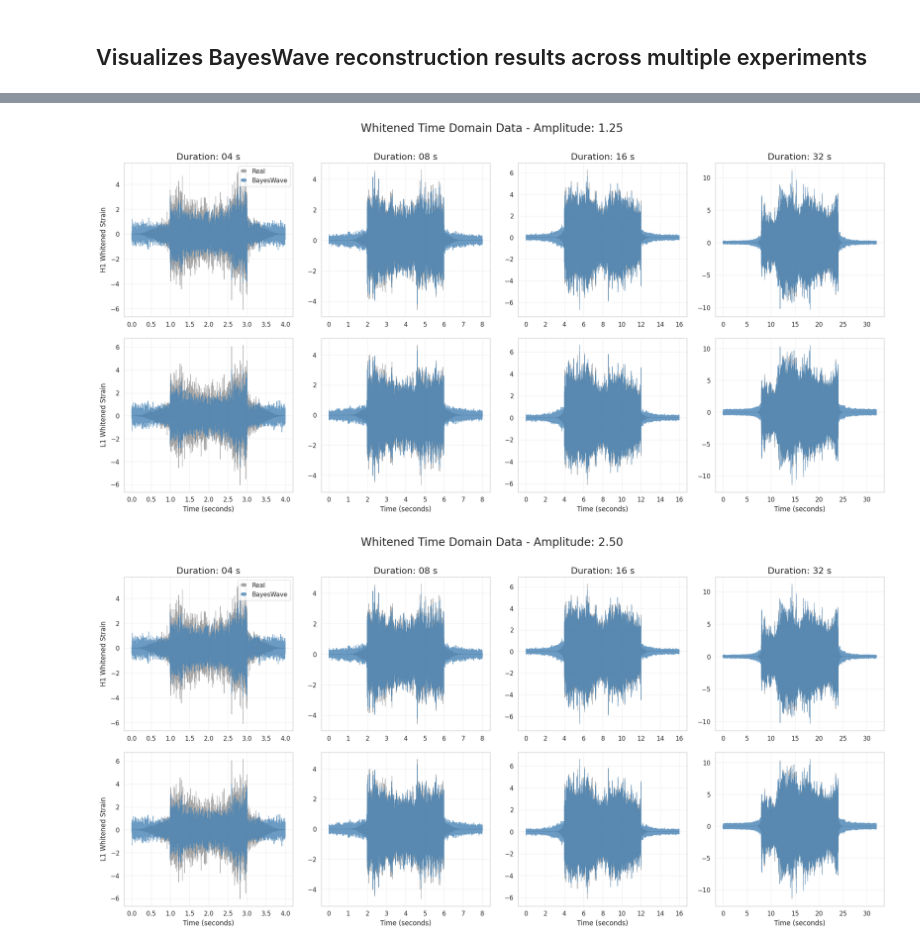
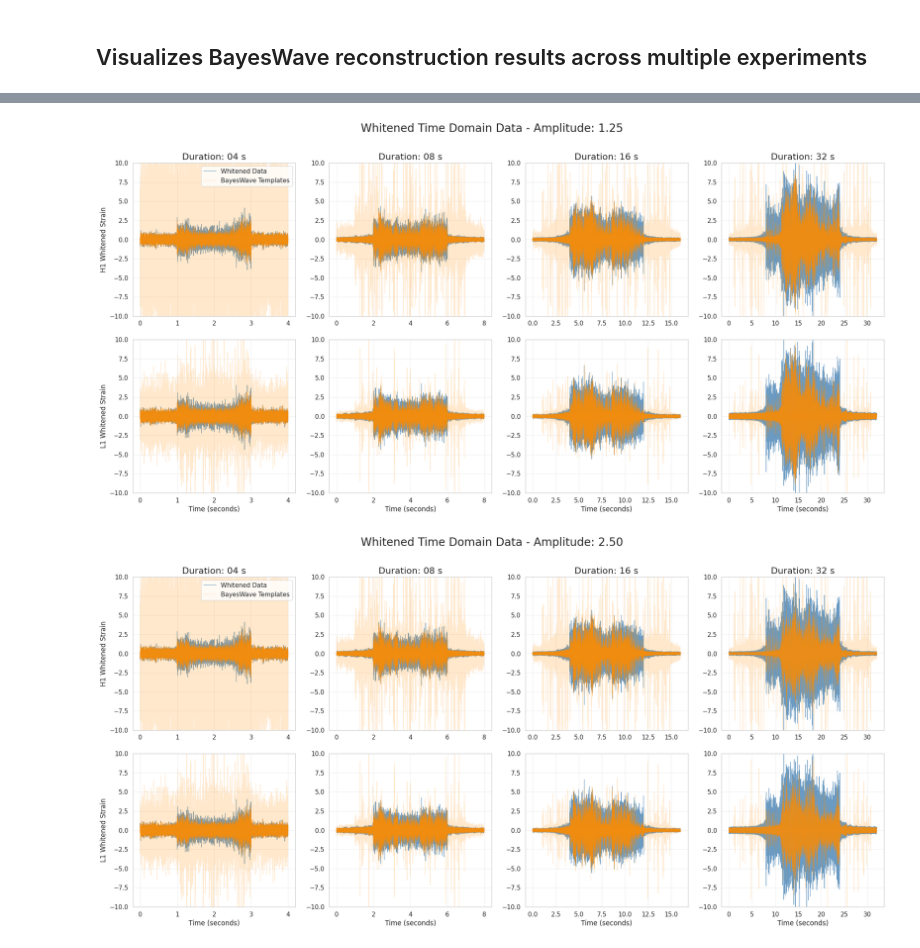
Before and after one commit to chaipattira/gw-collapsar, a Jupyter notebook: notebooks/plot_experiments.ipynb, the cells around one changed output, grey strips where cells are left out. Drawn from its saved outputs; the diff is of its cells as text; code cells hidden in the pictures.

```diff
--- a/notebooks/plot_experiments.ipynb
+++ b/notebooks/plot_experiments.ipynb
@@ -93,67 +74,59 @@ for amp in amplitudes:
     for col_idx, dur in enumerate(durations):
         exp_dir = base_path / f'dur_{dur}_amp_{amp}'
         data_dir = exp_dir / 'bayeswave_output_0' / 'data'
+        template_dir = exp_dir / 'bayeswave_output_0' / 'templates'
 
-        # Load BayesWave whitened reconstruction
+        # Load whitened data
         h1_whitened = load_time_domain_data(data_dir / 'whitened_time_domain_data_H1.dat')
         l1_whitened = load_time_domain_data(data_dir / 'whitened_time_domain_data_L1.dat')
 
-        # Load BayesWave PSD and convert to ASD
-        h1_psd_data = load_psd_data(data_dir / 'noise_psd_H1.dat')
-        l1_psd_data = load_psd_data(data_dir / 'noise_psd_L1.dat')
-
-        h1_asd = FrequencySeries(
-            np.sqrt(h1_psd_data[:, 1]),
-            frequencies=h1_psd_data[:, 0],
-            name='H1 ASD'
-        )
-        l1_asd = FrequencySeries(
-            np.sqrt(l1_psd_data[:, 1]),
-            frequencies=l1_psd_data[:, 0],
-            name='L1 ASD'
-        )
-
-        # Load and whiten original frame data
-        h1_frame = TimeSeries.read(exp_dir / 'H1.gwf', 'H1:GW-H')
-        l1_frame = TimeSeries.read(exp_dir / 'L1.gwf', 'L1:GW-L')
-
-        h1_frame_whitened = h1_frame.whiten(asd=h1_asd)
-        l1_frame_whitened = l1_frame.whiten(asd=l1_asd)
-
-        # Align time to start at zero
-        h1_time_aligned = h1_frame_whitened.times.value - h1_frame_whitened.times.value[0]
-        l1_time_aligned = l1_frame_whitened.times.value - l1_frame_whitened.times.value[0]
-
         # Plot H1
         ax_h1 = axes[0, col_idx]
-        ax_h1.plot(h1_time_aligned, h1_frame_whitened.value, '-',
-                   color='gray', linewidth=0.8, label='Real', alpha=0.7)
         ax_h1.plot(h1_whitened[:, 0], h1_whitened[:, 1], '-',
-                   color='steelblue', linewidth=0.8, label='BayesWave', alpha=0.8)
+                   color='steelblue', linewidth=0.8, label='Whitened Data', alpha=0.8)
+
+        # Plot all 11 whitened BayesWave templates with low alpha
+        for i in range(11):
+            template_file = template_dir / f'all_whitened_time_domain_template_H1_{i}.dat'
+            if template_file.exists():
+                h1_template = load_time_domain_data(template_file)
+
+                label = 'BayesWave Templates' if i == 0 else None
+                ax_h1.plot(h1_template[:, 0], h1_template[:, 1], '-',
+                           color='darkorange', linewidth=0.8, label=label, alpha=0.2)
 
         ax_h1.set_title(f'Duration: {dur.replace("s", " s")}', fontsize=16)
         if col_idx == 0:
             ax_h1.set_ylabel('H1 Whitened Strain', fontsize=12)
             ax_h1.legend(loc='upper right', fontsize=11)
         ax_h1.grid(True, alpha=0.3)
         ax_h1.tick_params(axis='both', which='major', labelsize=11)
+        ax_h1.set_ylim(-10, 10)
 
         # Plot L1
         ax_l1 = axes[1, col_idx]
-        ax_l1.plot(l1_time_aligned, l1_frame_whitened.value, '-',
-                   color='gray', linewidth=0.8, label='Real', alpha=0.7)
         ax_l1.plot(l1_whitened[:, 0], l1_whitened[:, 1], '-',
-                   color='steelblue', linewidth=0.8, label='BayesWave', alpha=0.8)
+                   color='steelblue', linewidth=0.8, label='Whitened Data', alpha=0.8)
+
+        # Plot all 11 whitened BayesWave templates with low alpha
+        for i in range(11):
+            template_file = template_dir / f'gw_all_whitened_time_domain_template_L1_{i}.dat'
+            if template_file.exists():
+                l1_template = load_time_domain_data(template_file)
+
+                label = 'BayesWave Templates' if i == 0 else None
+                ax_l1.plot(l1_template[:, 0], l1_template[:, 1], '-',
+                           color='darkorange', linewidth=0.8, label=label, alpha=0.2)
 
         if col_idx == 0:
             ax_l1.set_ylabel('L1 Whitened Strain', fontsize=12)
         ax_l1.set_xlabel('Time (seconds)', fontsize=12)
         ax_l1.grid(True, alpha=0.3)
         ax_l1.tick_params(axis='both', which='major', labelsize=11)
-
+        ax_l1.set_ylim(-10, 10)
     fig.suptitle(f'Whitened Time Domain Data - Amplitude: {amp}', fontsize=20, y=0.995)
     plt.tight_layout()
     plt.show()
 # %% [output]
-[figure, old version]
+[figure, new version]
-[figure, old version]
+[figure, new version]
```
Also changed, not shown: parts of 4 cells of this notebook, 4 other files.
